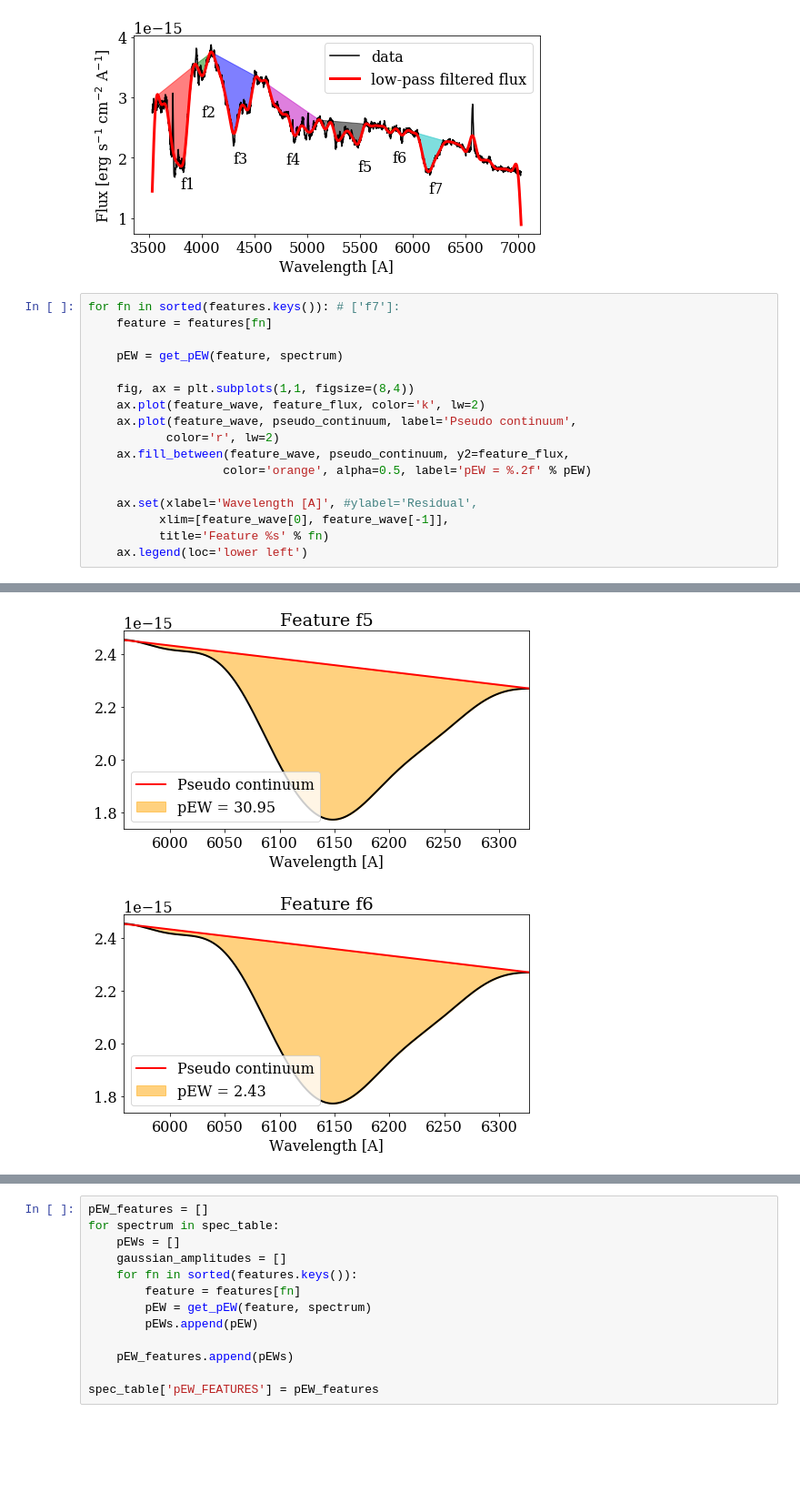
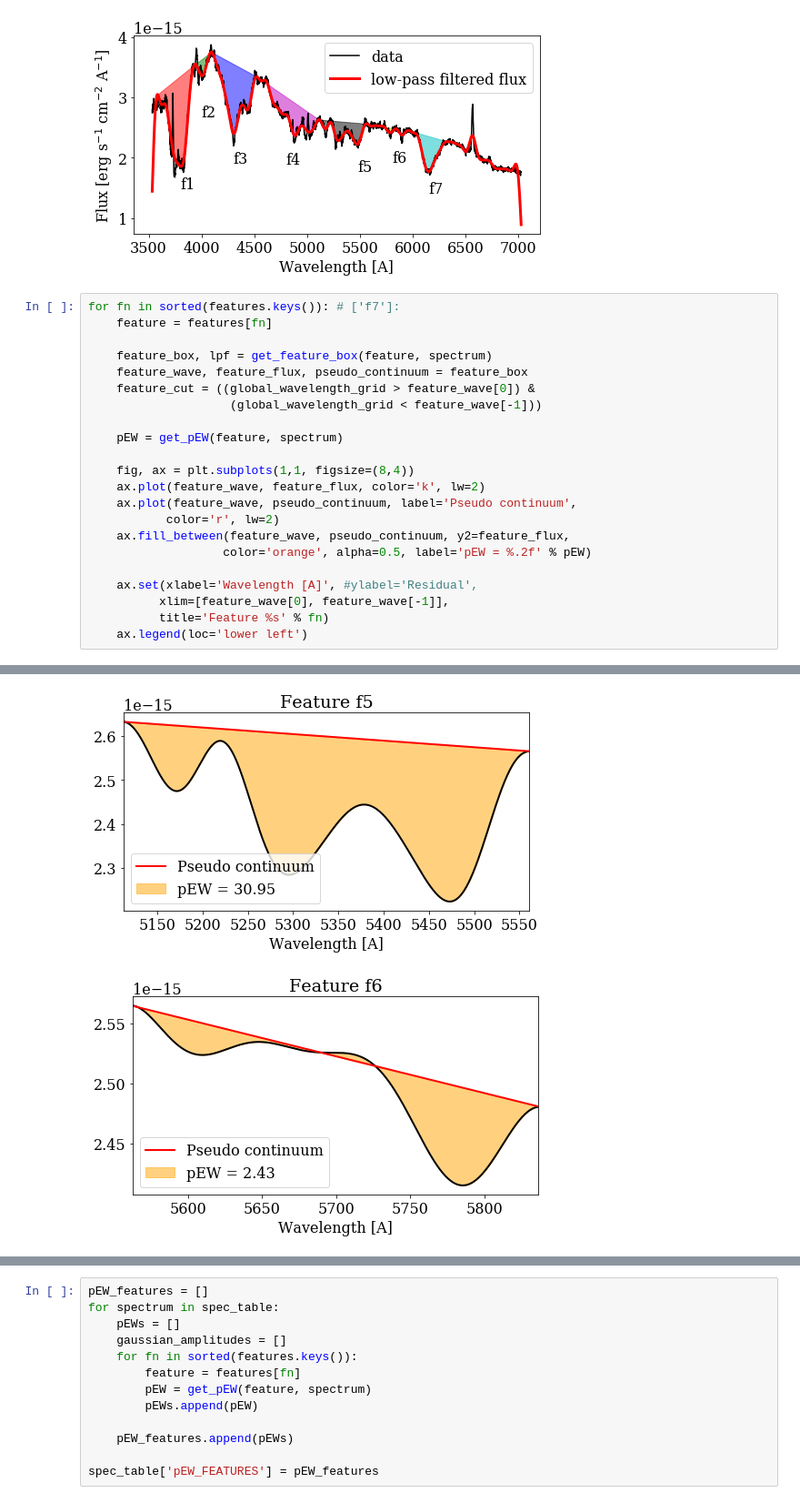
Before and after one commit to DESI-UR/outlier_detection, a Jupyter notebook: notebooks/Type_Ia_Spectral_Analysis_pEW.ipynb, the cells around one changed output, grey strips where cells are left out. Shown at 91% size. Drawn from its saved outputs; the diff is of its cells as text; blank space fills up the shorter version.

```diff
--- a/notebooks/Type_Ia_Spectral_Analysis_pEW.ipynb
+++ b/notebooks/Type_Ia_Spectral_Analysis_pEW.ipynb
@@ -362,6 +362,11 @@ ax.legend(loc='upper right')
 # %%
 for fn in sorted(features.keys()): # ['f7']:
     feature = features[fn]
+
+    feature_box, lpf = get_feature_box(feature, spectrum)
+    feature_wave, feature_flux, pseudo_continuum = feature_box
+    feature_cut = ((global_wavelength_grid > feature_wave[0]) &
+                    (global_wavelength_grid < feature_wave[-1]))
 
     pEW = get_pEW(feature, spectrum)
 
@@ -384,5 +389,5 @@ for fn in sorted(features.keys()): # ['f7']:
-[figure, old version]
+[figure, new version]
-[figure, old version]
+[figure, new version]
 [figure]
 # %%
 pEW_features = []
```
Also changed, not shown: parts of 1 cell of this notebook.
